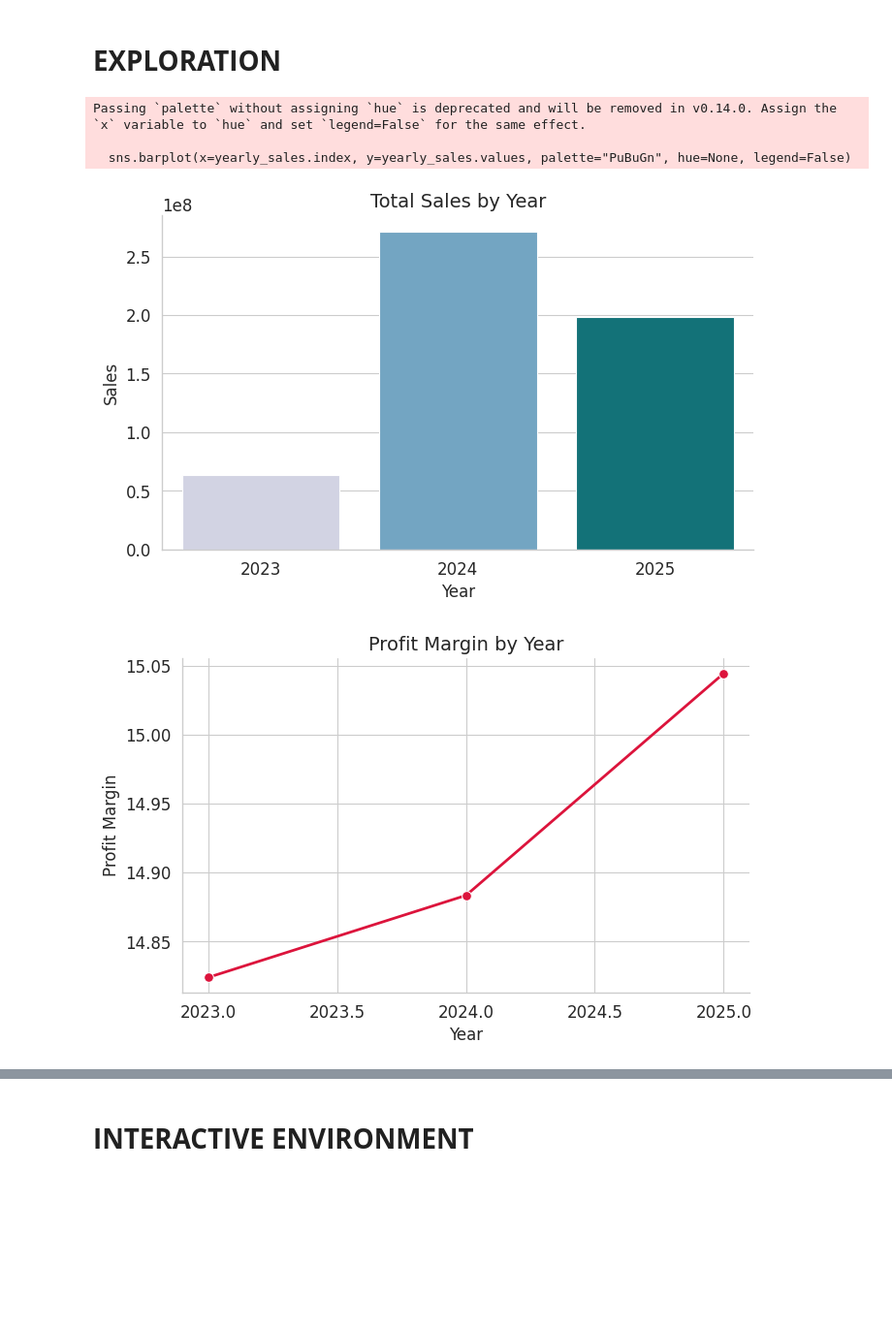
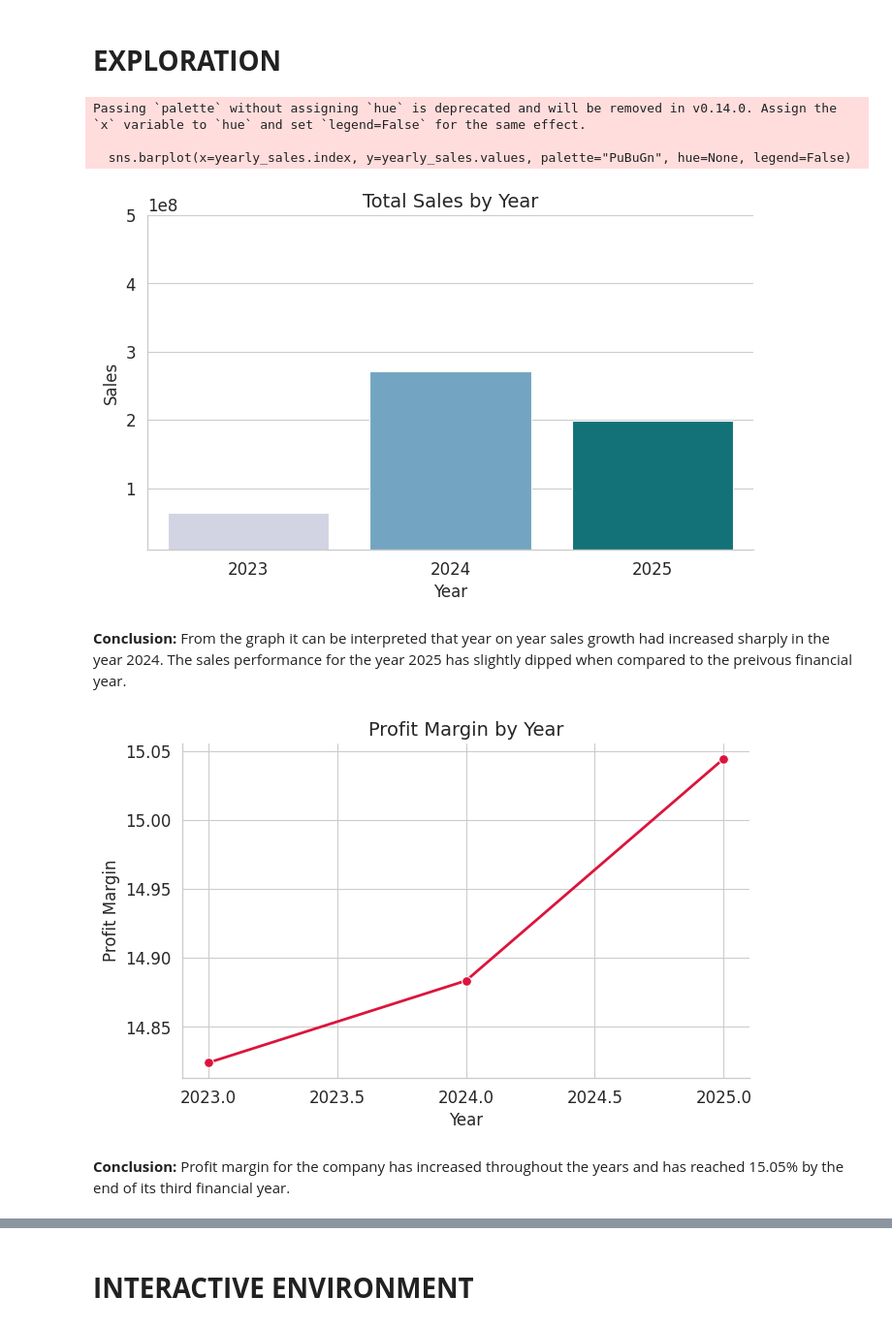
Before and after one commit to ayushinto-space/Performance-Metrics-and-Sales-Analysis-Using-Python, a Jupyter notebook: project.ipynb, the cells around one changed output, grey strips where cells are left out. Shown at 97% size. Saved outputs shown, nothing was run; the diff lists cells and outputs as text; code cells hidden in the pictures; blank space fills up the shorter version.

Commit message:
Graph conclusion placeholders added

```diff
--- a/project.ipynb
+++ b/project.ipynb
@@ -156,11 +156,17 @@ def plot_sales_by_year(df_clean):
     plt.xticks(fontsize=12)
     plt.yticks(fontsize=12)
 
+    plt.ylim(1e7, 5e8)
+
     sns.despine()
     plt.tight_layout()
     fig = plt.gcf()
     plt.show()
     plt.close(fig)
+
+    display(Markdown("""**Conclusion:** From the graph it can be interpreted that year on year sales growth had increased sharply in the year 2024.
+    The sales performance for the year 2025 has slightly dipped when compared to the preivous financial year."""))
+
 
 # plot profit margin by year
 def plot_profit_margin_by_year(df_clean):
@@ -183,6 +189,9 @@ def plot_profit_margin_by_year(df_clean):
     plt.show()
     plt.close(fig)
 
+    display(Markdown("""**Conclusion:** Profit margin for the company has increased throughout the years and has reached 15.05% by the end of its
+    third financial year."""))
+
 # plot sales by month
 def plot_sales_by_month(df_clean):
     monthly = sales_by_month(df_clean)
@@ -193,33 +202,42 @@ def plot_sales_by_month(df_clean):
     plt.xlabel("Month")
     plt.ylabel("Total Sales")
     plt.tight_layout()
     fig = plt.gcf()
     plt.show()
     plt.close(fig)
+
+    display(Markdown("""**Conclusion:** On analyzing month on month total sales slight spikes and variations are observed during seasonal change and festical period."""))
 
 # plot top cities
 def plot_top_cities(df, top =10):
     city_data = top_cities(df, top)
     plt.figure(figsize=(10,5))
     sns.barplot(x=city_data.index, y=city_data['sales'], palette='coolwarm')
     plt.xticks(rotation=45, ha='right')
     plt.title(f"Top {top} Cities by Sales")
     plt.xlabel("City")
     plt.ylabel("Sales")
     plt.tight_layout()
     fig = plt.gcf()
     plt.show()
     plt.close(fig)
 
+    display(Markdown("""**Conclusion:** The top 10 cities include mostly the urban cities. The company should provide better service
+    from cities where the revenue is maximum. Further, it should penetrate into the cities which its service are available but not not commonly used"""))
+
 # calling all plot functions
 plot_sales_by_year(df_clean,)
 plot_profit_margin_by_year(df_clean)
 plot_sales_by_month(df_clean)
 plot_top_cities(df_clean)
 # %% [output]
 Passing `palette` without assigning `hue` is deprecated and will be removed in v0.14.0. Assign the `x` variable to `hue` and set `legend=False` for the same effect.
 
   sns.barplot(x=yearly_sales.index, y=yearly_sales.values, palette="PuBuGn", hue=None, legend=False)
-[figure, old version]
+[figure, new version]
+**Conclusion:** From the graph it can be interpreted that year on year sales growth had increased sharply in the year 2024.
+    The sales performance for the year 2025 has slightly dipped when compared to the preivous financial year.
 [figure]
+**Conclusion:** Profit margin for the company has increased throughout the years and has reached 15.05% by the end of its
+    third financial year.
 [figure]
```
Also changed, not shown: parts of 2 cells of this notebook.
